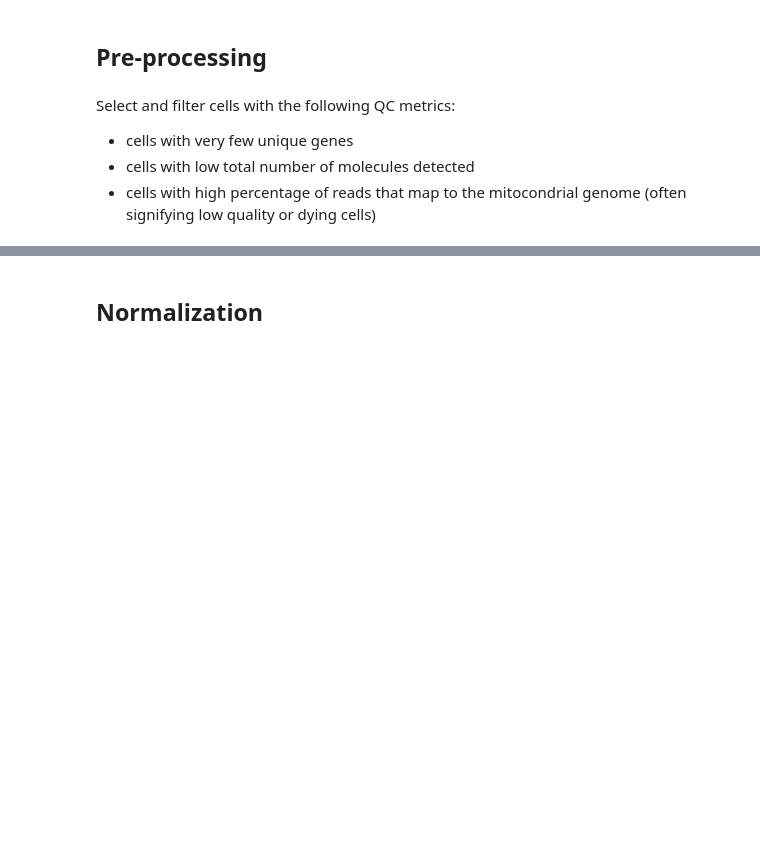
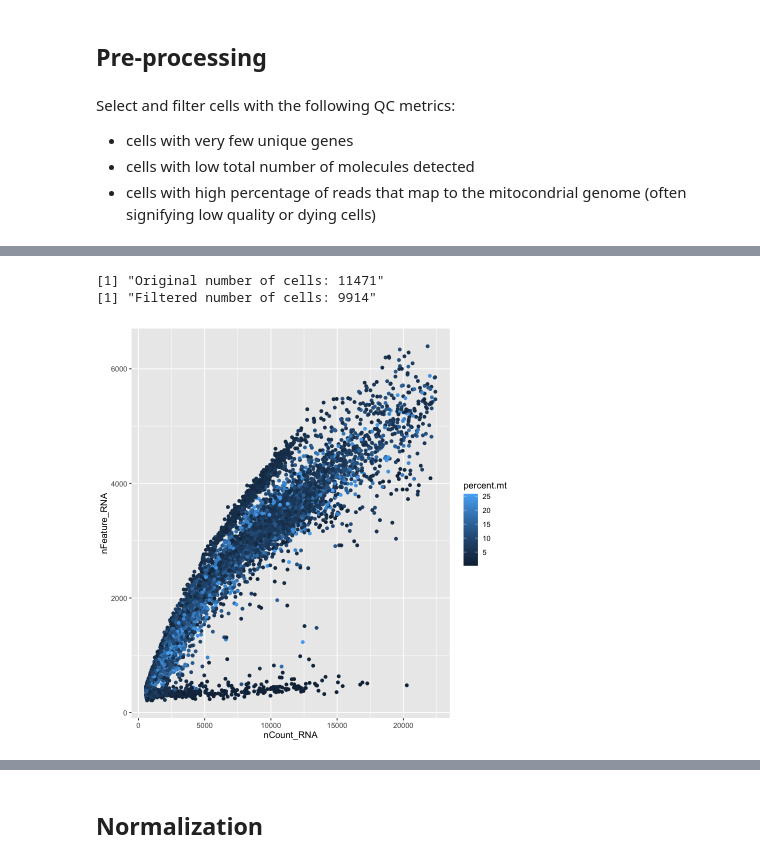
Before and after one commit to rominabai/mouse-amygdala-opioid-dependence, a Jupyter notebook: Analysis.ipynb, the cells around one changed output, grey strips where cells are left out. Saved outputs shown, nothing was run; the diff lists cells and outputs as text; code cells hidden in the pictures; blank space fills up the shorter version.

```diff
--- a/Analysis.ipynb
+++ b/Analysis.ipynb
@@ -110,0 +84,11 @@ A data.frame: 6 x 4
+# %%
+# Function to calculate adaptive thresholds using MAD
+mad_thresholds <- function(metric, nmads = 3) {
+  M <- median(metric)
+  MAD <- mad(metric)
+  upper_bound <- M + nmads * MAD
+  lower_bound <- M - nmads * MAD
+  # Ensure the lower bound is not negative, which makes no biological sense for counts/features
+  lower_bound <- max(0, lower_bound)
+  return(list(lower = lower_bound, upper = upper_bound))
+}
@@ -132,3 +148,15 @@ A data.frame: 6 x 4
+# %%
+print(paste("Original number of cells:", ncol(N1)))
+print(paste("Filtered number of cells:", ncol(N1_filtered)))
+# %% [output]
+[1] "Original number of cells: 11471"
+[1] "Filtered number of cells: 9914"
+# %%
+# Visualize feature-feature relationships
+ggplot(as.data.frame(N1_filtered@meta.data), aes(x = nCount_RNA, y = nFeature_RNA, color = percent.mt)) +
+  geom_point()
+# %% [output]
+[figure, added]
 # %%
 # We filter cells that have unique feature (gene) counts over 2,500 or less than 200, and cells that have >5% mitochondrial counts
 N1 <- subset(N1, subset = nFeature_RNA > 200 & nFeature_RNA < 2500 & percent.mt < 5)
```
Also changed, not shown: parts of 16 cells of this notebook.
